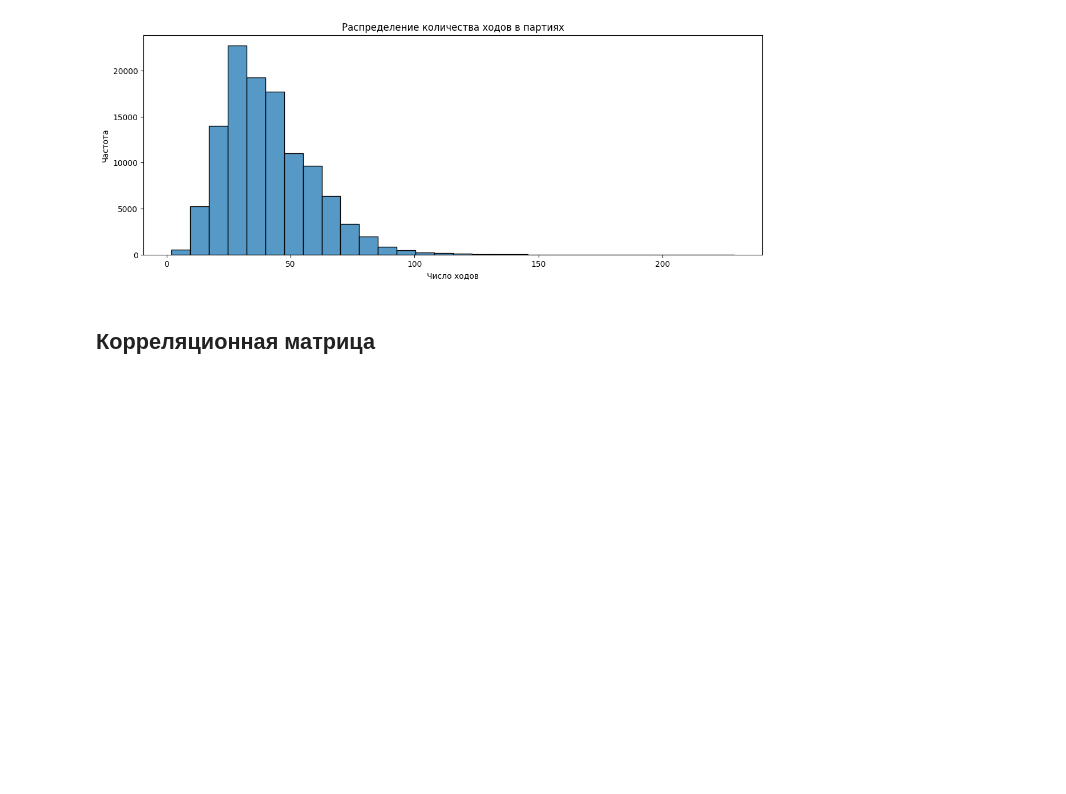
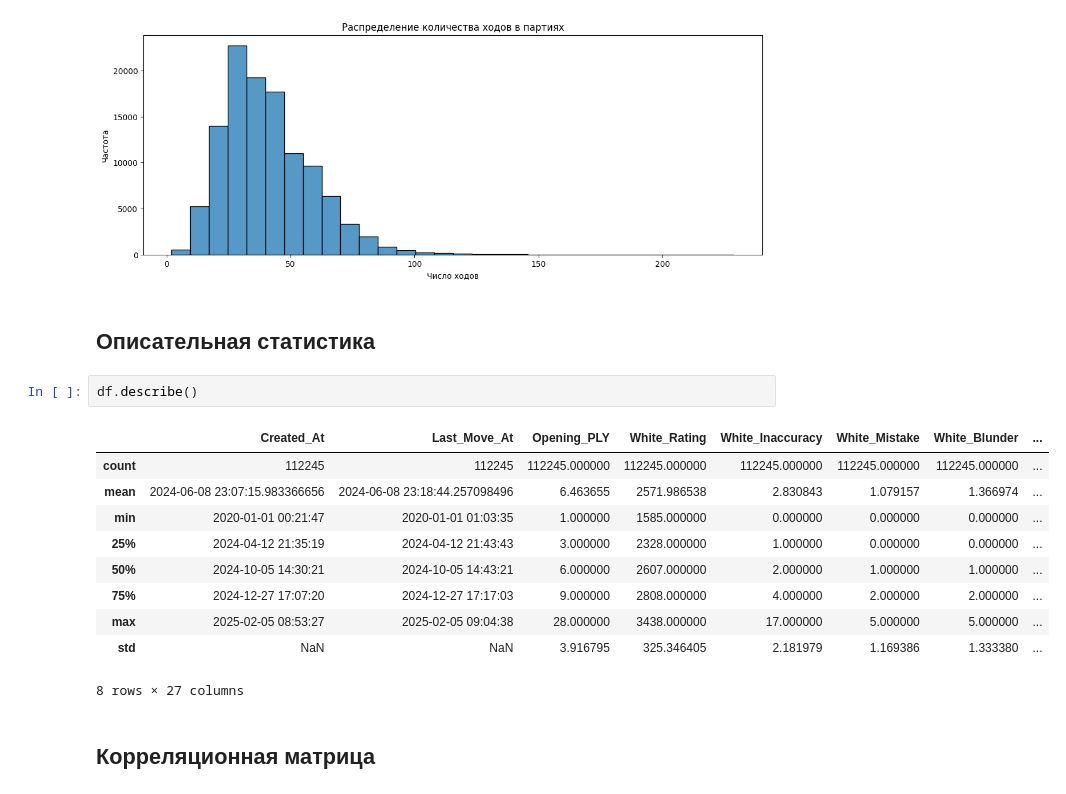
Before and after one commit to Alisa-Shikanyan/ABD-3-chess, a Jupyter notebook: EDA.ipynb, the cells around one changed output. Saved outputs shown, nothing was run; the diff lists cells and outputs as text; blank space fills up the shorter version.

```diff
--- a/EDA.ipynb
+++ b/EDA.ipynb
@@ -1534,6 +1515,21 @@ plt.ylabel("Частота")
 plt.show()
 # %% [output]
 [figure]
+# %% [markdown]
+## Описательная статистика
+# %%
+df.describe()
+# %% [output]
+|  | Created_At | Last_Move_At | Opening_PLY | White_Rating | White_Inaccuracy | White_Mistake | White_Blunder | ... |
+| count | 112245 | 112245 | 112245.000000 | 112245.000000 | 112245.000000 | 112245.000000 | 112245.000000 | ... |
+| mean | 2024-06-08 23:07:15.983366656 | 2024-06-08 23:18:44.257098496 | 6.463655 | 2571.986538 | 2.830843 | 1.079157 | 1.366974 | ... |
+| min | 2020-01-01 00:21:47 | 2020-01-01 01:03:35 | 1.000000 | 1585.000000 | 0.000000 | 0.000000 | 0.000000 | ... |
+| 25% | 2024-04-12 21:35:19 | 2024-04-12 21:43:43 | 3.000000 | 2328.000000 | 1.000000 | 0.000000 | 0.000000 | ... |
+| 50% | 2024-10-05 14:30:21 | 2024-10-05 14:43:21 | 6.000000 | 2607.000000 | 2.000000 | 1.000000 | 1.000000 | ... |
+| 75% | 2024-12-27 17:07:20 | 2024-12-27 17:17:03 | 9.000000 | 2808.000000 | 4.000000 | 2.000000 | 2.000000 | ... |
+| max | 2025-02-05 08:53:27 | 2025-02-05 09:04:38 | 28.000000 | 3438.000000 | 17.000000 | 5.000000 | 5.000000 | ... |
+| std | NaN | NaN | 3.916795 | 325.346405 | 2.181979 | 1.169386 | 1.333380 | ... |
+8 rows × 27 columns
 # %% [markdown]
 ## Корреляционная матрица
 # %%
```
Also changed, not shown: parts of 9 cells of this notebook.
